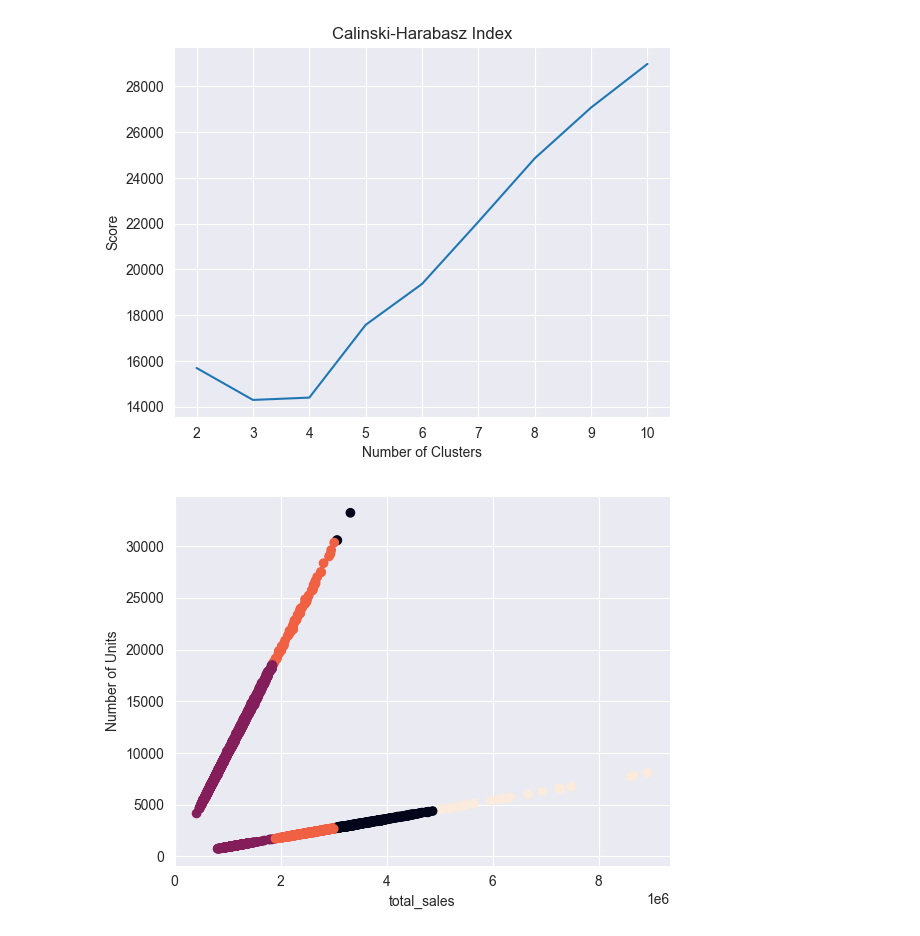
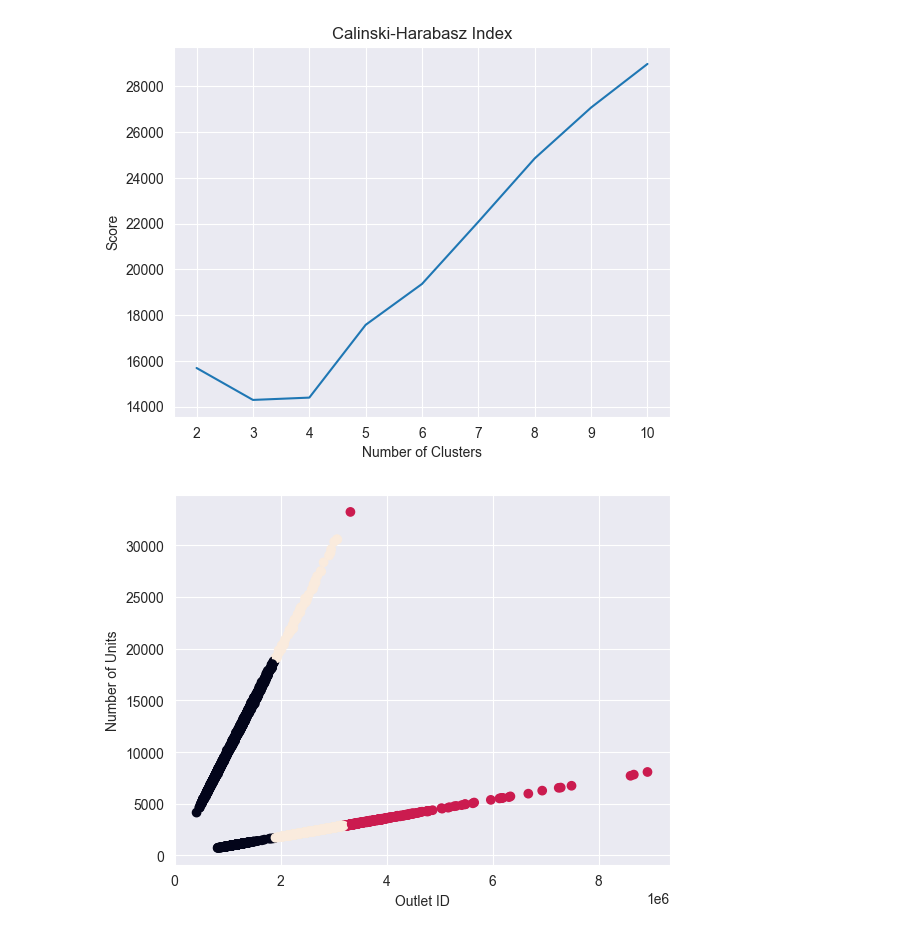
Before and after one commit to KasunAbeyweera/Store-Segmentation-and-Freezer-Recommendation-System, a Jupyter notebook: final/Notebook 2.ipynb, the cells around one changed output. Saved outputs shown, nothing was run; the diff lists cells and outputs as text; code cells hidden in the pictures.

```diff
--- a/final/Notebook 2.ipynb
+++ b/final/Notebook 2.ipynb
@@ -419,17 +419,19 @@ For n_clusters=9, The Calinski-Harabasz Index is 27072.429946719993
 For n_clusters=10, The Calinski-Harabasz Index is 28978.09542725641
 [figure]
 # %%
-# Fit KMeans algorithm with k=3
+# Initialize KMeans model with 3 clusters
 kmeans = KMeans(n_clusters=3, random_state=42)
-kmeans.fit(scaled_data)
+
+# Fit the unscaled data to the model
+kmeans.fit(df[['total_sales', 'no_units']])
 
 # Add cluster labels to original DataFrame
 df['Cluster'] = kmeans.labels_
 
 # Scatter plot of clusters
-plt.scatter(df['Outlet_ID'], df['no_units'], c=df['Cluster'])
-plt.xlabel('Total Sales')
+plt.scatter(df['total_sales'], df['no_units'], c=df['Cluster'])
+plt.xlabel('Outlet ID')
 plt.ylabel('Number of Units')
 plt.show()
 # %% [output]
-[figure, old version]
+[figure, new version]
```
Also changed, not shown: parts of 8 cells of this notebook.
